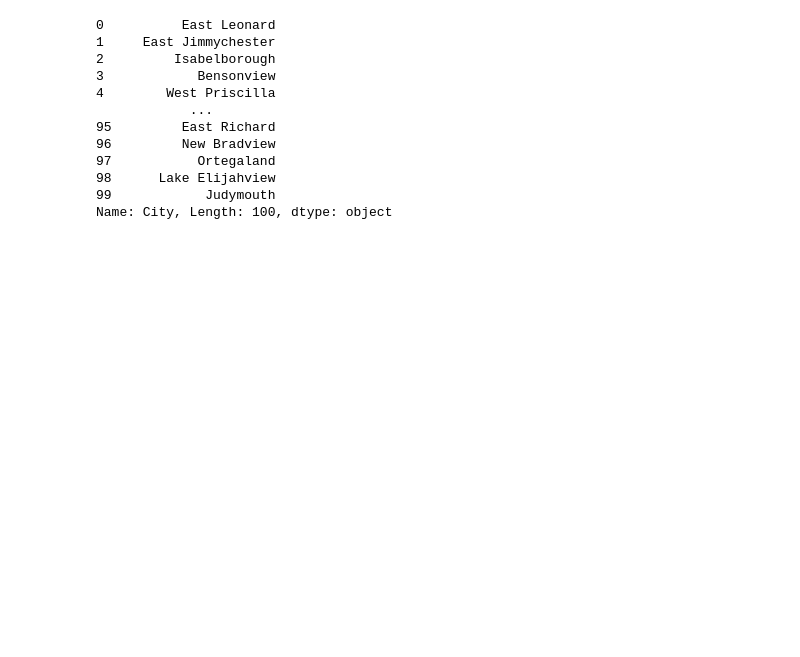
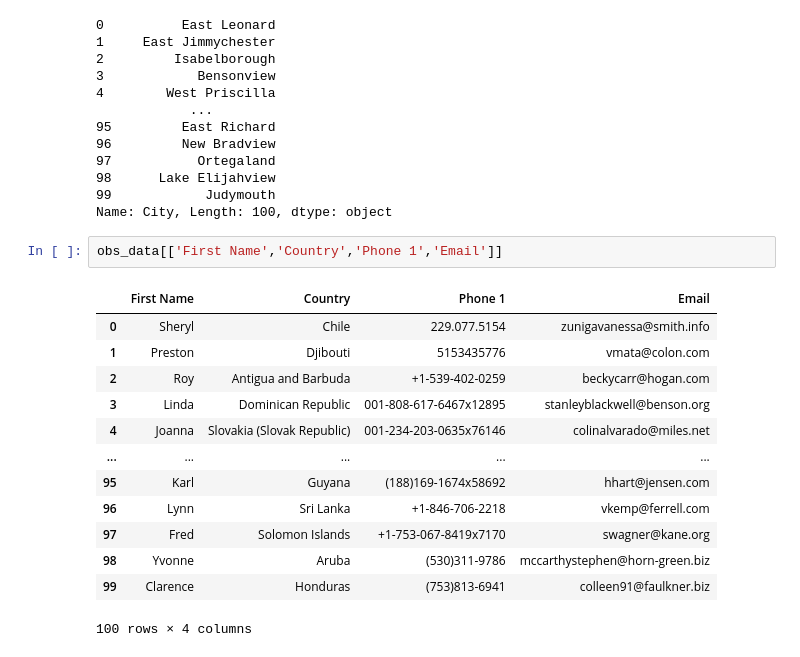
Before and after one commit to AbhishekChauhan9036/Data-Science, a Jupyter notebook: Pandas/Pandas_Lecture.ipynb, the cells around one changed output. Drawn from its saved outputs; the diff is of its cells as text; blank space fills up the shorter version.

```diff
--- a/Pandas/Pandas_Lecture.ipynb
+++ b/Pandas/Pandas_Lecture.ipynb
@@ -397,3 +397,19 @@ obs_data['City']
 98      Lake Elijahview
 99            Judymouth
 Name: City, Length: 100, dtype: object
+# %%
+obs_data[['First Name','Country','Phone 1','Email']]
+# %% [output]
+|  | First Name | Country | Phone 1 | Email |
+| 0 | Sheryl | Chile | 229.077.5154 | zunigavanessa@smith.info |
+| 1 | Preston | Djibouti | 5153435776 | vmata@colon.com |
+| 2 | Roy | Antigua and Barbuda | +1-539-402-0259 | beckycarr@hogan.com |
+| 3 | Linda | Dominican Republic | 001-808-617-6467x12895 | stanleyblackwell@benson.org |
+| 4 | Joanna | Slovakia (Slovak Republic) | 001-234-203-0635x76146 | colinalvarado@miles.net |
+| ... | ... | ... | ... | ... |
+| 95 | Karl | Guyana | (188)169-1674x58692 | hhart@jensen.com |
+| 96 | Lynn | Sri Lanka | +1-846-706-2218 | vkemp@ferrell.com |
+| 97 | Fred | Solomon Islands | +1-753-067-8419x7170 | swagner@kane.org |
+| 98 | Yvonne | Aruba | (530)311-9786 | mccarthystephen@horn-green.biz |
+| 99 | Clarence | Honduras | (753)813-6941 | colleen91@faulkner.biz |
+100 rows × 4 columns
```
Also changed, not shown: parts of 5 cells of this notebook.
